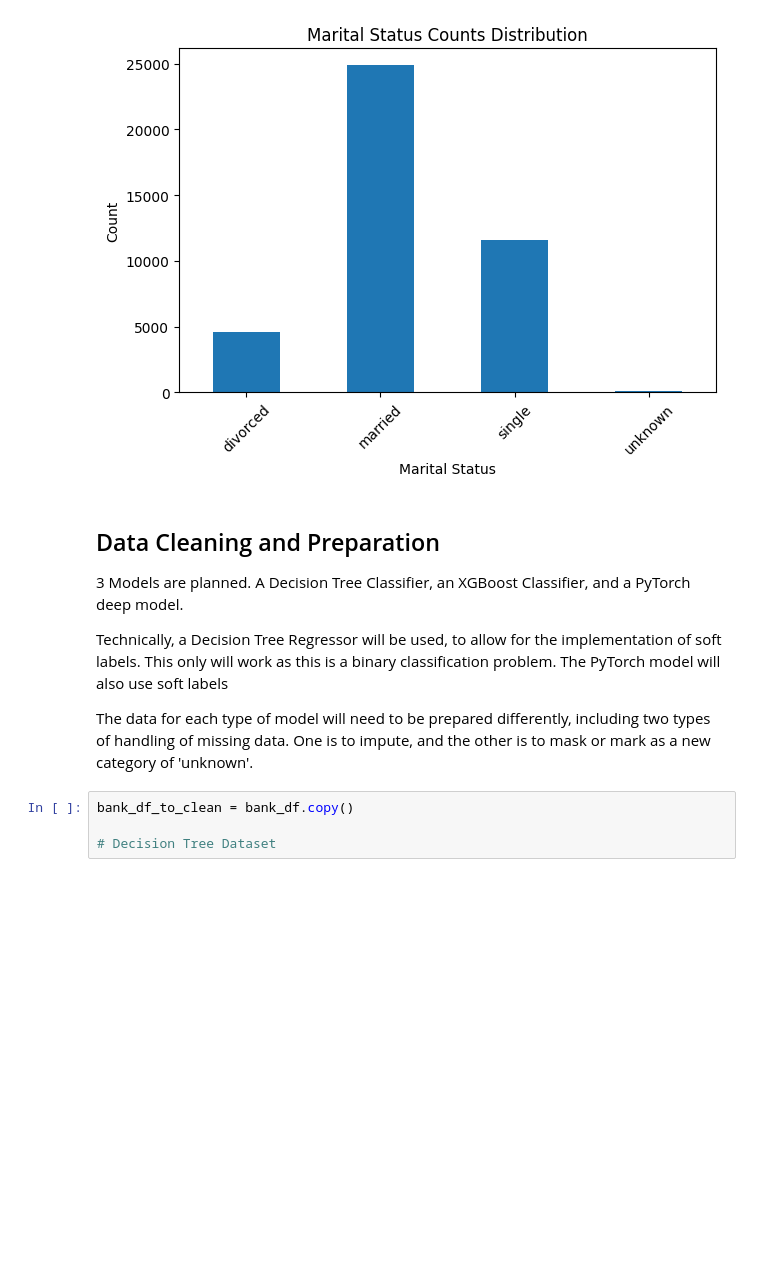
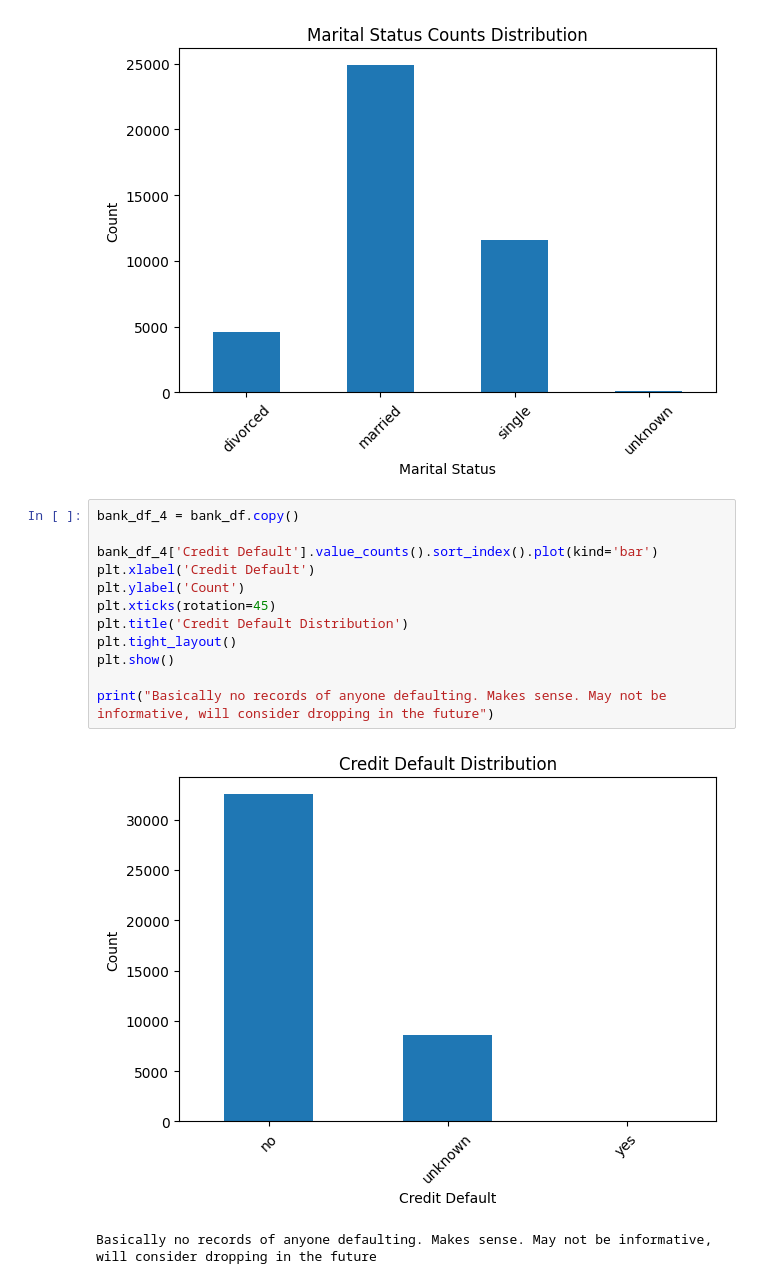
Before and after one commit to AlaTan93/aiap20-tan-song-xin-alastair-872I, a Jupyter notebook: eda.ipynb, the cells around one changed output. Saved outputs shown, nothing was run; the diff lists cells and outputs as text; blank space fills up the shorter version.

```diff
--- a/eda.ipynb
+++ b/eda.ipynb
@@ -286,15 +349,18 @@ plt.tight_layout()
 plt.show()
 # %% [output]
 [figure]
-# %% [markdown]
-## Data Cleaning and Preparation
-
-3 Models are planned. A Decision Tree Classifier, an XGBoost Classifier, and a PyTorch deep model.
-
-Technically, a Decision Tree Regressor will be used, to allow for the implementation of soft labels. This only will work as this is a binary classification problem. The PyTorch model will also use soft labels
-
-The data for each type of model will need to be prepared differently, including two types of handling of missing data. One is to impute, and the other is to mask or mark as a new category of 'unknown'.
-# %%
-bank_df_to_clean = bank_df.copy()
-
-# Decision Tree Dataset
+# %%
+bank_df_4 = bank_df.copy()
+
+bank_df_4['Credit Default'].value_counts().sort_index().plot(kind='bar')
+plt.xlabel('Credit Default')
+plt.ylabel('Count')
+plt.xticks(rotation=45)
+plt.title('Credit Default Distribution')
+plt.tight_layout()
+plt.show()
+
+print("Basically no records of anyone defaulting. Makes sense. May not be informative, will consider dropping in the future")
+# %% [output]
+[figure, added]
+Basically no records of anyone defaulting. Makes sense. May not be informative, will consider dropping in the future
```
Also changed, not shown: parts of 13 cells of this notebook, 13 other files.
